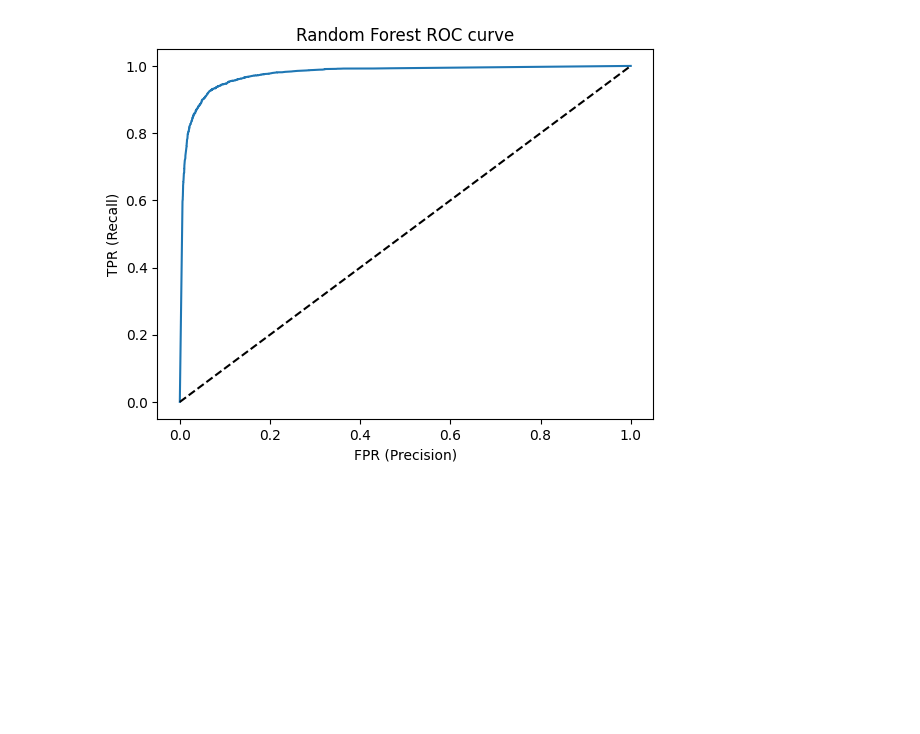
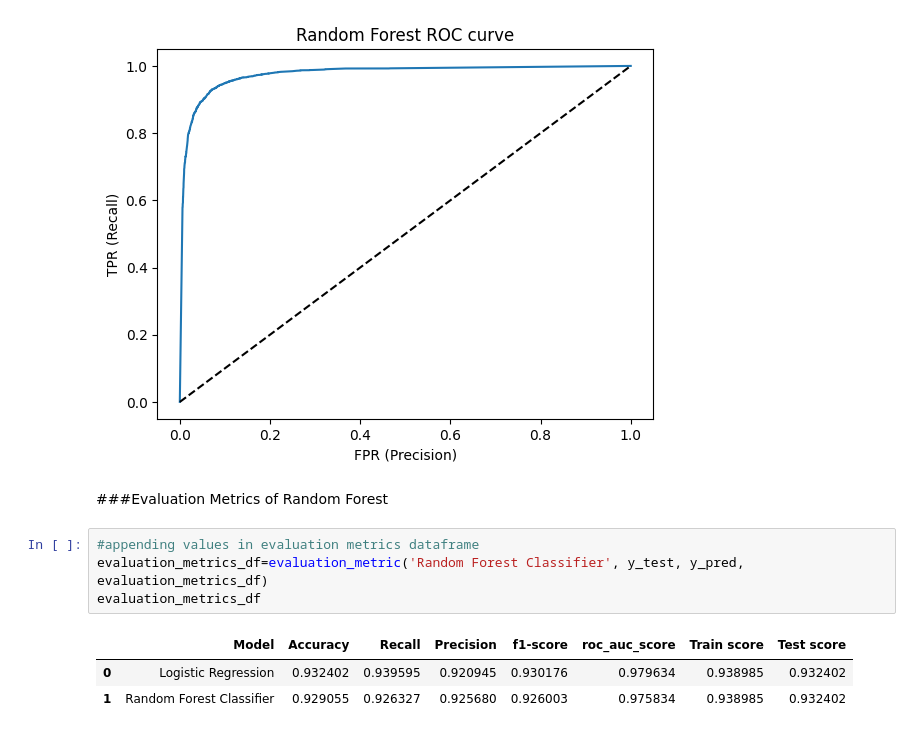
Before and after one commit to Kumarisimran626/Airline_Passenger_Referral_Prediction, a Jupyter notebook: S_K_Airline_Passenger_Referral_Prediction_Capstone_Project.ipynb, the cells around one changed output. Saved outputs shown, nothing was run; the diff lists cells and outputs as text; blank space fills up the shorter version.

```diff
--- a/S_K_Airline_Passenger_Referral_Prediction_Capstone_Project.ipynb
+++ b/S_K_Airline_Passenger_Referral_Prediction_Capstone_Project.ipynb
@@ -864,3 +864,13 @@ plt.plot((0,1), ls='dashed',color='black')
 plt.show()
 # %% [output]
 [figure]
+# %% [markdown]
+###<b/>Evaluation Metrics of Random Forest</b>
+# %%
+#appending values in evaluation metrics dataframe
+evaluation_metrics_df=evaluation_metric('Random Forest Classifier', y_test, y_pred, evaluation_metrics_df)
+evaluation_metrics_df
+# %% [output]
+|  | Model | Accuracy | Recall | Precision | f1-score | roc_auc_score | Train score | Test score |
+| 0 | Logistic Regression | 0.932402 | 0.939595 | 0.920945 | 0.930176 | 0.979634 | 0.938985 | 0.932402 |
+| 1 | Random Forest Classifier | 0.929055 | 0.926327 | 0.925680 | 0.926003 | 0.975834 | 0.938985 | 0.932402 |
```
Also changed, not shown: parts of 6 cells of this notebook.
